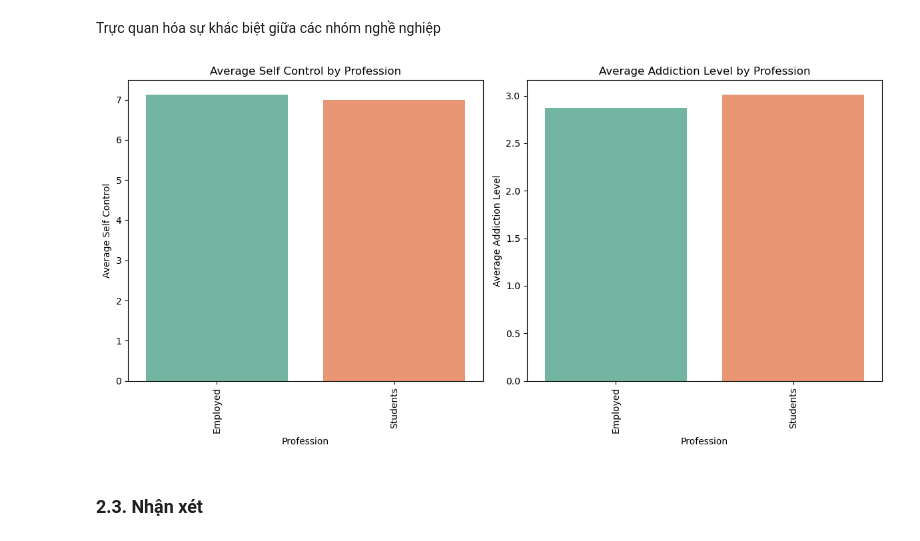
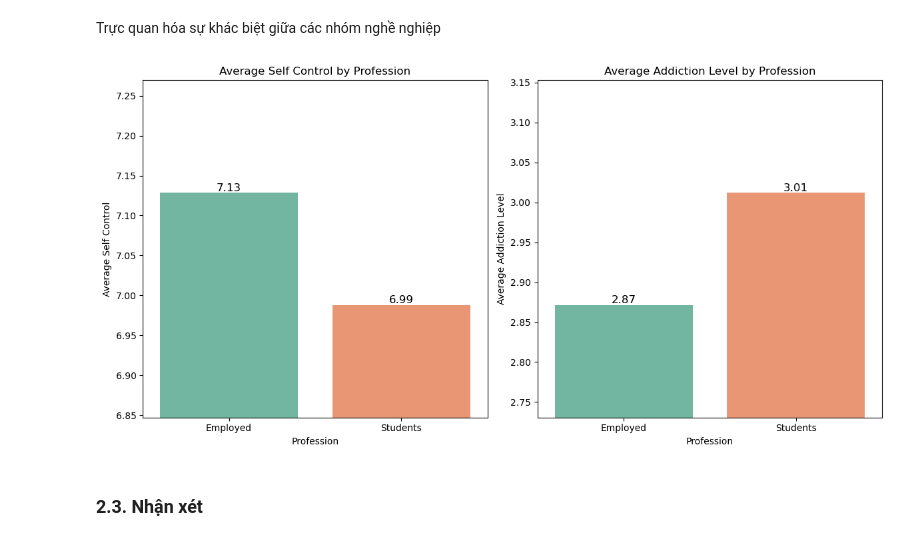
Before and after one commit to uyen312/LTCKHDL, a Jupyter notebook: Source code/4 - AnsweringQuestion_12.ipynb, the cells around one changed output. Cells and saved outputs as stored; diff of their text form; code cells hidden in the pictures.

```diff
--- a/Source code/4 - AnsweringQuestion_12.ipynb
+++ b/Source code/4 - AnsweringQuestion_12.ipynb
@@ -107,29 +107,62 @@ df['Profession_Grouped'] = df['Profession'].apply(lambda x: 'Students' if x == '
 ### **2.2. Trực quan hóa dữ liệu**
 # %% [markdown]
 Trực quan hóa sự khác biệt giữa các nhóm nghề nghiệp
+# %%
+# Tính toán giới hạn cho trục y của biểu đồ để dữ liệu hiển thị rõ ràng và dễ so sánh
+def calculate_ylim_bounds(df, col1, col2):
+    # Tính giá trị trung bình
+    avg_self_control = df.groupby(col1)[col2].mean().reset_index()
+    # Tính min và max từ các giá trị trung bình
+    min_value = avg_self_control[col2].min()
+    max_value = avg_self_control[col2].max()
+    # Tính biên độ tự động
+    margin = max_value - min_value
+    return min_value - margin, max_value + margin
 # %%
 plt.figure(figsize=(12, 6))
 
 # Barplot cho Self Control
 plt.subplot(1, 2, 1)
-sns.barplot(x='Profession_Grouped', y='Self Control', data=df, ci=None, palette='Set2')
+ax = sns.barplot(x='Profession_Grouped', y='Self Control', data=df, ci=None, palette='Set2')
 plt.title('Average Self Control by Profession')
 plt.ylabel('Average Self Control')
 plt.xlabel('Profession')
-plt.xticks(rotation=90)
+
+# Thêm giá trị lên mỗi cột
+for p in ax.patches:
+    ax.annotate(f'{p.get_height():.2f}',
+                (p.get_x() + p.get_width() / 2., p.get_height()),
+                ha='center', va='center',
+                fontsize=12, color='black',
+                xytext=(0, 5), textcoords='offset points')
+
+# Điều chỉnh trục y để dễ so sánh
+min_ylim, max_ylim = calculate_ylim_bounds(df, 'Profession_Grouped', 'Self Control')
+plt.ylim(min_ylim, max_ylim)
 
 # Barplot cho Addiction Level
 plt.subplot(1, 2, 2)
-sns.barplot(x='Profession_Grouped', y='Addiction Level', data=df, ci=None, palette='Set2')
+ax = sns.barplot(x='Profession_Grouped', y='Addiction Level', data=df, ci=None, palette='Set2')
 plt.title('Average Addiction Level by Profession')
 plt.ylabel('Average Addiction Level')
 plt.xlabel('Profession')
-plt.xticks(rotation=90)
+
+# Thêm giá trị lên mỗi cột
+for p in ax.patches:
+    ax.annotate(f'{p.get_height():.2f}',
+                (p.get_x() + p.get_width() / 2., p.get_height()),
+                ha='center', va='center',
+                fontsize=12, color='black',
+                xytext=(0, 5), textcoords='offset points')
+
+# Điều chỉnh trục y để dễ so sánh
+min_ylim, max_ylim = calculate_ylim_bounds(df, 'Profession_Grouped', 'Addiction Level')
+plt.ylim(min_ylim, max_ylim)
 
 plt.tight_layout()
 plt.show()
 # %% [output]
-[figure, old version]
+[figure, new version]
 # %% [markdown]
 ### **2.3. Nhận xét**
 # %% [markdown]
```
Also changed, not shown: parts of 1 cell of this notebook.
